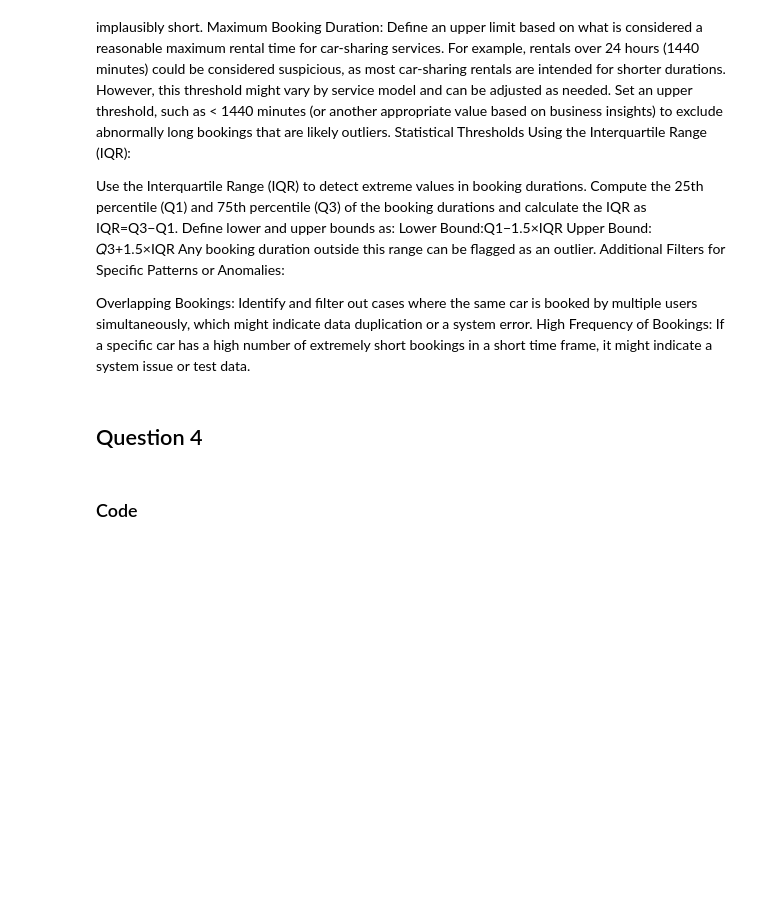
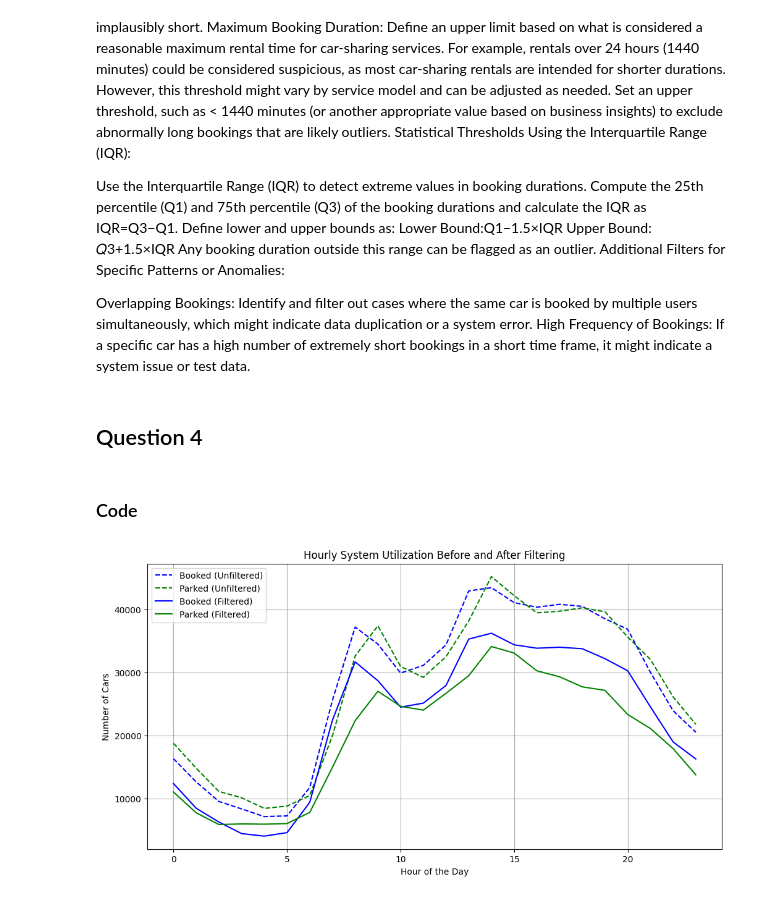
Before and after one commit to Djoulia/ICT4SM_lab1, a Jupyter notebook: main.ipynb, the cells around one changed output. Drawn from its saved outputs; the diff is of its cells as text; code cells hidden in the pictures; blank space fills up the shorter version.

```diff
--- a/main.ipynb
+++ b/main.ipynb
@@ -393,0 +415,61 @@ High Frequency of Bookings: If a specific car has a high number of extremely sho
+# %%
+# Define logical duration thresholds
+MIN_DURATION = 2      # Minimum plausible duration in minutes
+MAX_DURATION = 1440   # Maximum plausible duration in minutes (24 hours)
+
+def filter_data(df):
+    # Apply logical thresholds
+    df_filtered = df[(df['duration'] > MIN_DURATION) & (df['duration'] < MAX_DURATION)]
+
+    # Calculate IQR
+    Q1 = df_filtered['duration'].quantile(0.25)
+    Q3 = df_filtered['duration'].quantile(0.75)
+    IQR = Q3 - Q1
+    lower_bound = Q1 - 1.5 * IQR
+    upper_bound = Q3 + 1.5 * IQR
+
+    # Apply IQR-based filtering
+    df_filtered = df_filtered[(df_filtered['duration'] >= lower_bound) & (df_filtered['duration'] <= upper_bound)]
+    return df_filtered
+
+# Filter bookings and parkings
+df_bookings_filtered = filter_data(df_bookings_unfiltered)
+df_parkings_filtered = filter_data(df_parkings_unfiltered)
+
+
+# Function to calculate hourly utilization
+def calculate_hourly_utilization(df):
+    df['hour'] = df['init_date'].dt.hour  # Extract hour
+    hourly_utilization = df.groupby('hour').size()  # Count occurrences per hour
+    return hourly_utilization.reindex(range(24), fill_value=0)  # Ensure all hours are included
+
+# Unfiltered utilization
+booked_hourly_unfiltered = calculate_hourly_utilization(df_bookings_unfiltered)
+parked_hourly_unfiltered = calculate_hourly_utilization(df_parkings_unfiltered)
+
+# Filtered utilization
+booked_hourly_filtered = calculate_hourly_utilization(df_bookings_filtered)
+parked_hourly_filtered = calculate_hourly_utilization(df_parkings_filtered)
+
+
+import matplotlib.pyplot as plt
+
+hours = range(24)
+
+# Plot unfiltered utilization
+plt.figure(figsize=(12, 6))
+plt.plot(hours, booked_hourly_unfiltered, label='Booked (Unfiltered)', color='blue', linestyle='--')
+plt.plot(hours, parked_hourly_unfiltered, label='Parked (Unfiltered)', color='green', linestyle='--')
+
+# Plot filtered utilization
+plt.plot(hours, booked_hourly_filtered, label='Booked (Filtered)', color='blue')
+plt.plot(hours, parked_hourly_filtered, label='Parked (Filtered)', color='green')
+
+plt.xlabel('Hour of the Day')
+plt.ylabel('Number of Cars')
+plt.title('Hourly System Utilization Before and After Filtering')
+plt.legend()
+plt.grid()
+plt.show()
+# %% [output]
+[figure, added]
```
Also changed, not shown: parts of 9 cells of this notebook.
